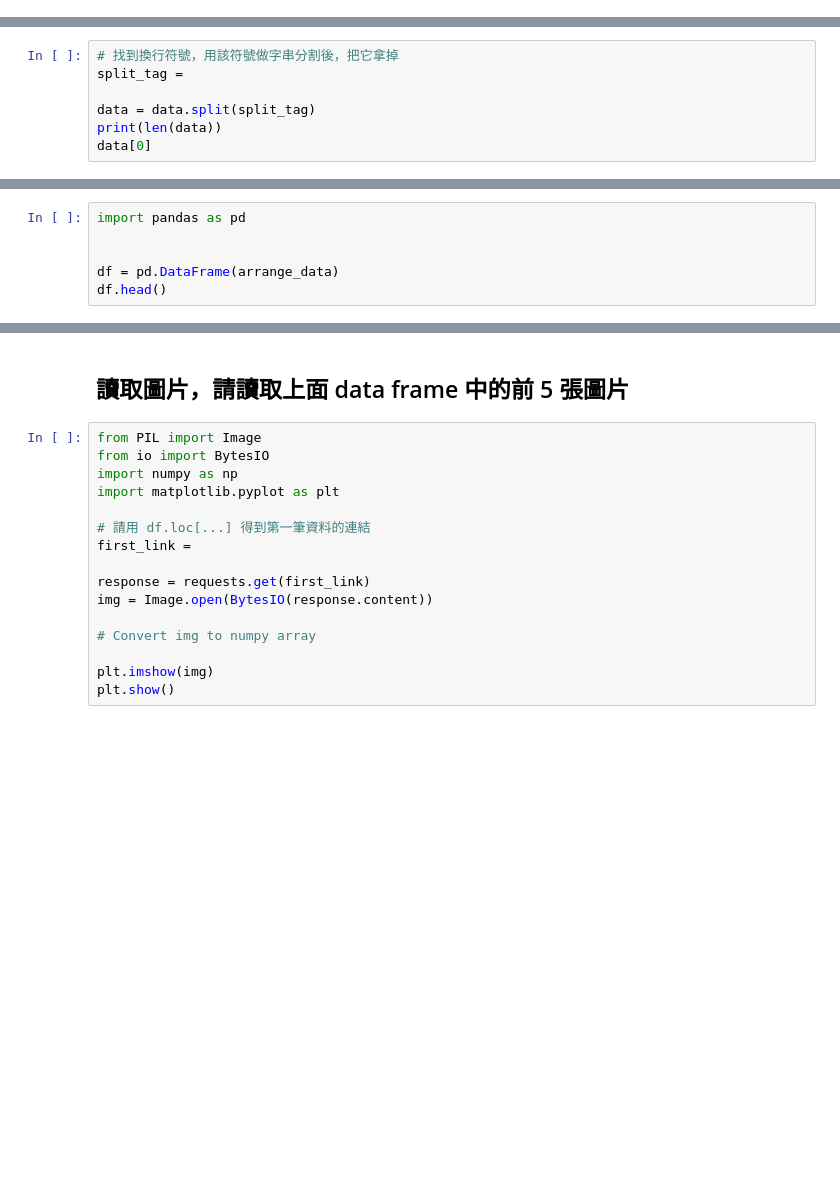
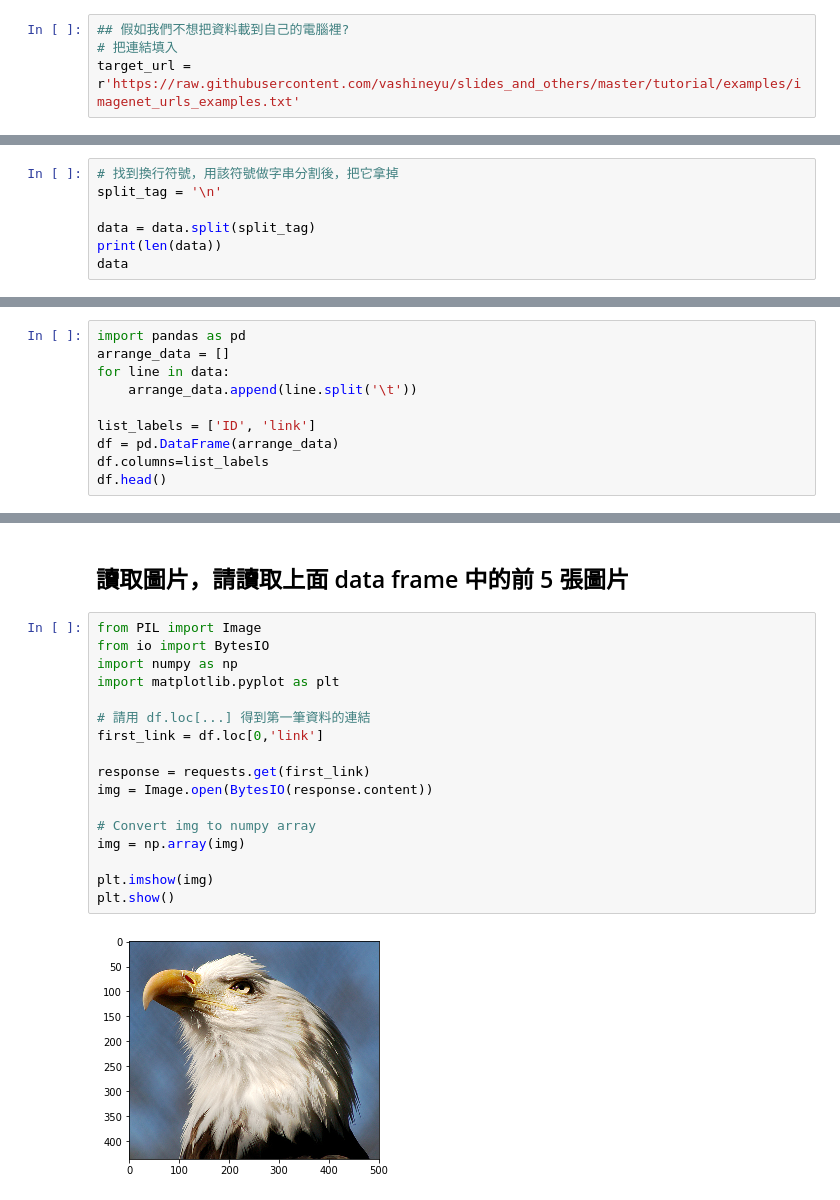
Before and after one commit to naiwun/2nd-ML100Days, a Jupyter notebook: homework/Day_003-2_HW.ipynb, the cells around one changed output, grey strips where cells are left out. Drawn from its saved outputs; the diff is of its cells as text; blank space fills up the shorter version.

```diff
--- a/homework/Day_003-2_HW.ipynb
+++ b/homework/Day_003-2_HW.ipynb
@@ -13,3 +9,7 @@ target_url =
+# %%
+## 假如我們不想把資料載到自己的電腦裡?
+# 把連結填入
+target_url = r'https://raw.githubusercontent.com/vashineyu/slides_and_others/master/tutorial/examples/imagenet_urls_examples.txt'
 # %%
 import requests
 response = requests.get(target_url)
@@ -21,7 +24,7 @@ data[0:100]
 # %%
 # 找到換行符號，用該符號做字串分割後，把它拿掉
-split_tag =
+split_tag = '\n'
 
 data = data.split(split_tag)
 print(len(data))
-data[0]
+data
@@ -29,7 +51,11 @@ data[0]
 ## 將 txt 轉成 pandas dataframe
 # %%
 import pandas as pd
+arrange_data = []
+for line in data:
+    arrange_data.append(line.split('\t'))
 
-
+list_labels = ['ID', 'link']
 df = pd.DataFrame(arrange_data)
+df.columns=list_labels
 df.head()
@@ -38,19 +71,22 @@ df.head()
 # %%
 from PIL import Image
 from io import BytesIO
 import numpy as np
 import matplotlib.pyplot as plt
 
 # 請用 df.loc[...] 得到第一筆資料的連結
-first_link =
+first_link = df.loc[0,'link']
 
 response = requests.get(first_link)
 img = Image.open(BytesIO(response.content))
 
 # Convert img to numpy array
+img = np.array(img)
 
 plt.imshow(img)
 plt.show()
+# %% [output]
+[figure, added]
 # %%
 def img2arr_fromURLs(url_list, resize = False):
     """
```
Also changed, not shown: parts of 6 cells of this notebook.
